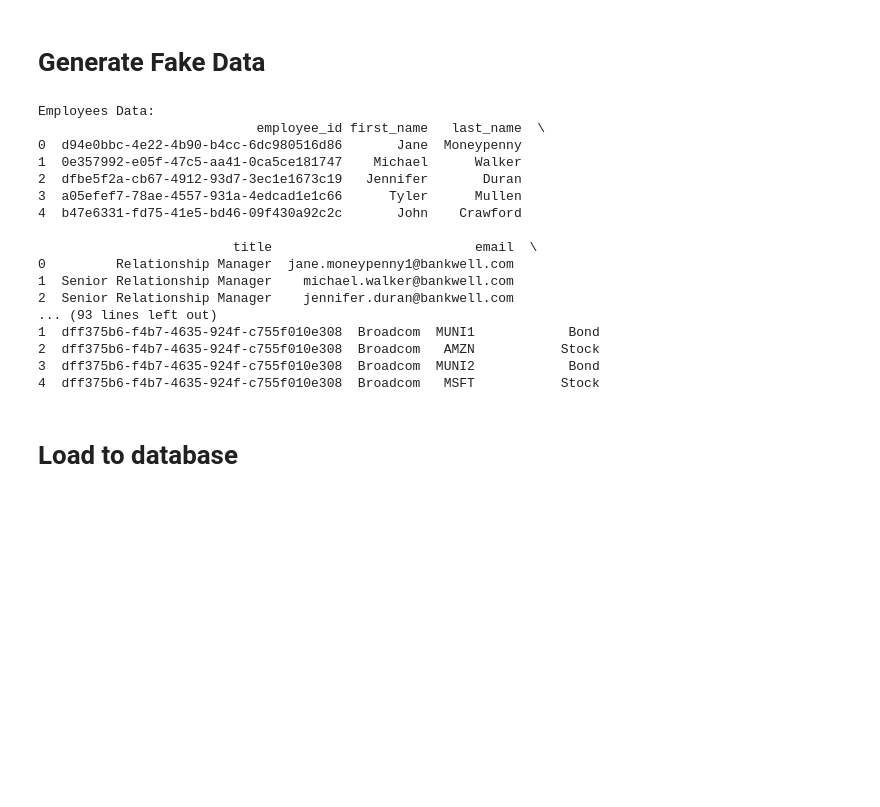
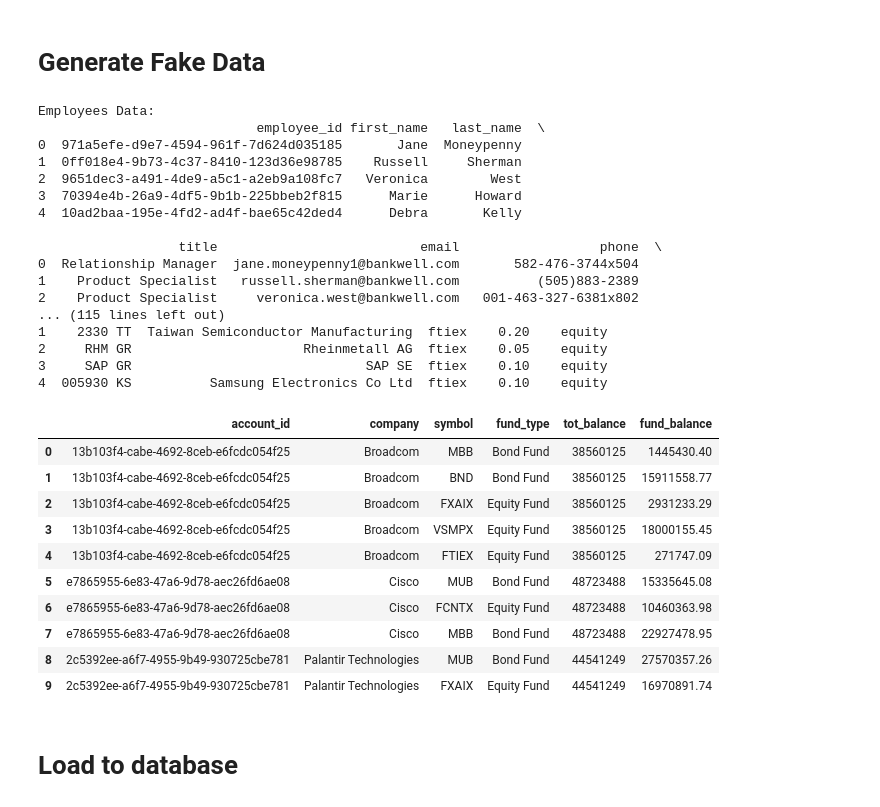
Before and after one commit to ConvoAI-Capstone-SpSu2025/currensee, a Jupyter notebook: notebooks/data_loading/load_crm_to_cloud.ipynb, the cells around one changed output. Drawn from its saved outputs; the diff is of its cells as text; code cells hidden in the pictures; blank space fills up the shorter version.

```diff
--- a/notebooks/data_loading/load_crm_to_cloud.ipynb
+++ b/notebooks/data_loading/load_crm_to_cloud.ipynb
@@ -320,16 +332,16 @@ clients_company_info = [
         {"company": "Service Properties Trust", "industry": "RealEstate"},
     ]
 
-stocks = ['AAPL', 'MSFT', 'GOOGL', 'AMZN', 'TSLA', 'NVDA', 'META', 'JPM', 'V', 'UNH']
-bonds = ['US10Y', 'US30Y', 'CORP1', 'CORP2', 'MUNI1', 'MUNI2']
-mutual_funds = ['VFIAX', 'SWPPX', 'FXAIX', 'VTSAX', 'FZROX', 'SPY']
+
+Bond_funds = ['BND', 'MUB', 'MBB', 'VCSH', 'TLT']
+Equity_funds = ['VSMPX', 'FXAIX', 'FCNTX', 'FTIEX']
 # All symbols with types
 instruments = (
-    [(sym, 'Stock') for sym in stocks] +
-    [(sym, 'Bond') for sym in bonds] +
-    [(sym, 'Mutual Fund') for sym in mutual_funds]
+    [(sym, 'Bond Fund') for sym in Bond_funds ] +
+    [(sym, 'Equity Fund') for sym in Equity_funds]
 )
 
+fund_dtl_df = pd.read_excel('equity_fund_example.xlsx')
 # Generate synthetic data for the tables
 employees_df = generate_employee_data(num_employees=100, ourcompany_name = 'bankwell')
 accounts_df = generate_account_data(num_accounts=1000, clients_company = clients_company_info)
@@ -352,24 +364,42 @@ print(contacts_df.head())
 
 print("\nPortfolio Info for Each Account")
 print(portfolio_df.head())
+
+
+print("\nPortfolio detail")
+print(fund_dtl_df.head())
 # %% [output]
 Employees Data:
                             employee_id first_name   last_name  \
-0  d94e0bbc-4e22-4b90-b4cc-6dc980516d86       Jane  Moneypenny
-1  0e357992-e05f-47c5-aa41-0ca5ce181747    Michael      Walker
-2  dfbe5f2a-cb67-4912-93d7-3ec1e1673c19   Jennifer       Duran
-3  a05efef7-78ae-4557-931a-4edcad1e1c66      Tyler      Mullen
-4  b47e6331-fd75-41e5-bd46-09f430a92c2c       John    Crawford
+0  971a5efe-d9e7-4594-961f-7d624d035185       Jane  Moneypenny
+1  0ff018e4-9b73-4c37-8410-123d36e98785    Russell     Sherman
+2  9651dec3-a491-4de9-a5c1-a2eb9a108fc7   Veronica        West
+3  70394e4b-26a9-4df5-9b1b-225bbeb2f815      Marie      Howard
+4  10ad2baa-195e-4fd2-ad4f-bae65c42ded4      Debra       Kelly
 
-                         title                          email  \
-0         Relationship Manager  jane.moneypenny1@bankwell.com
-1  Senior Relationship Manager    michael.walker@bankwell.com
-2  Senior Relationship Manager    jennifer.duran@bankwell.com
-... (93 lines left out)
-1  dff375b6-f4b7-4635-924f-c755f010e308  Broadcom  MUNI1            Bond
-2  dff375b6-f4b7-4635-924f-c755f010e308  Broadcom   AMZN           Stock
-3  dff375b6-f4b7-4635-924f-c755f010e308  Broadcom  MUNI2            Bond
-4  dff375b6-f4b7-4635-924f-c755f010e308  Broadcom   MSFT           Stock
+                  title                          email                  phone  \
+0  Relationship Manager  jane.moneypenny1@bankwell.com       582-476-3744x504
+1    Product Specialist   russell.sherman@bankwell.com          (505)883-2389
+2    Product Specialist     veronica.west@bankwell.com   001-463-327-6381x802
+... (115 lines left out)
+1    2330 TT  Taiwan Semiconductor Manufacturing  ftiex    0.20    equity
+2     RHM GR                      Rheinmetall AG  ftiex    0.05    equity
+3     SAP GR                              SAP SE  ftiex    0.10    equity
+4  005930 KS          Samsung Electronics Co Ltd  ftiex    0.10    equity
+# %%
+portfolio_df.head(10)
+# %% [output]
+|  | account_id | company | symbol | fund_type | tot_balance | fund_balance |
+| 0 | 13b103f4-cabe-4692-8ceb-e6fcdc054f25 | Broadcom | MBB | Bond Fund | 38560125 | 1445430.40 |
+| 1 | 13b103f4-cabe-4692-8ceb-e6fcdc054f25 | Broadcom | BND | Bond Fund | 38560125 | 15911558.77 |
+| 2 | 13b103f4-cabe-4692-8ceb-e6fcdc054f25 | Broadcom | FXAIX | Equity Fund | 38560125 | 2931233.29 |
+| 3 | 13b103f4-cabe-4692-8ceb-e6fcdc054f25 | Broadcom | VSMPX | Equity Fund | 38560125 | 18000155.45 |
+| 4 | 13b103f4-cabe-4692-8ceb-e6fcdc054f25 | Broadcom | FTIEX | Equity Fund | 38560125 | 271747.09 |
+| 5 | e7865955-6e83-47a6-9d78-aec26fd6ae08 | Cisco | MUB | Bond Fund | 48723488 | 15335645.08 |
+| 6 | e7865955-6e83-47a6-9d78-aec26fd6ae08 | Cisco | FCNTX | Equity Fund | 48723488 | 10460363.98 |
+| 7 | e7865955-6e83-47a6-9d78-aec26fd6ae08 | Cisco | MBB | Bond Fund | 48723488 | 22927478.95 |
+| 8 | 2c5392ee-a6f7-4955-9b49-930725cbe781 | Palantir Technologies | MUB | Bond Fund | 44541249 | 27570357.26 |
+| 9 | 2c5392ee-a6f7-4955-9b49-930725cbe781 | Palantir Technologies | FXAIX | Equity Fund | 44541249 | 16970891.74 |
 # %% [markdown]
 # Load to database
 # %% [markdown]
```
Also changed, not shown: parts of 17 cells of this notebook, 5 other files.
